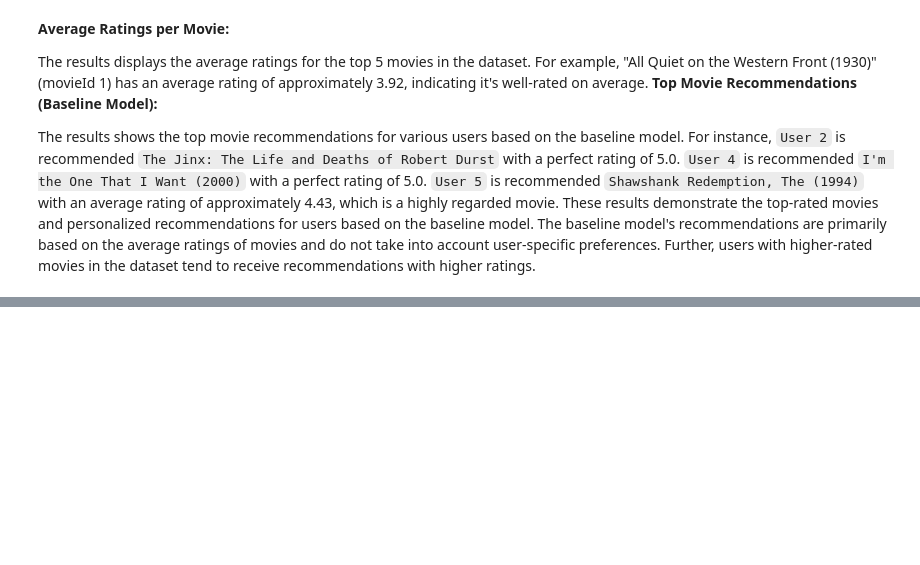
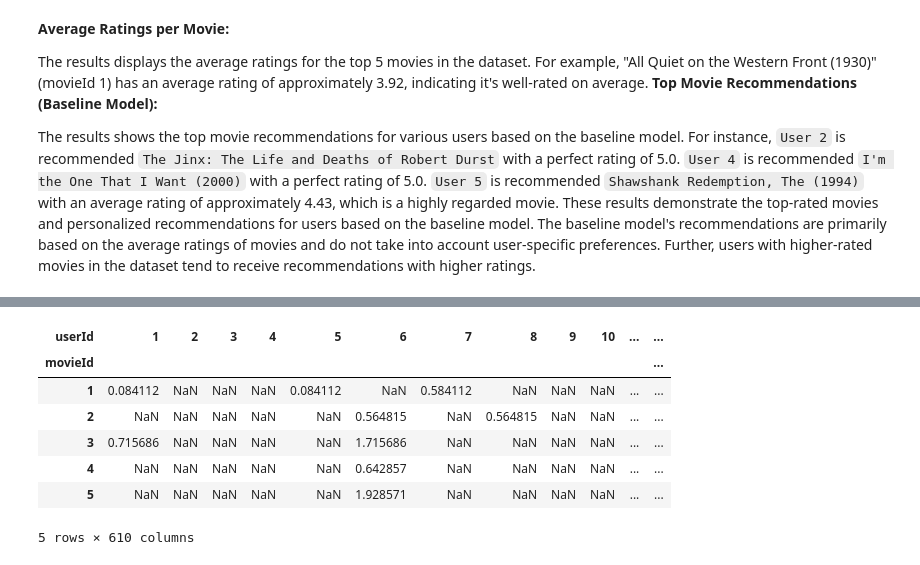
Before and after one commit to Dudimath/ScreenGenius-Smart-Movie-Suggestions, a Jupyter notebook: movie.ipynb, the cells around one changed output, grey strips where cells are left out. Cells and saved outputs as stored; diff of their text form; code cells hidden in the pictures; blank space fills up the shorter version.

```diff
--- a/movie.ipynb
+++ b/movie.ipynb
@@ -552,0 +622,7 @@ Let's create a user-item matrix where rows represent users, columns represent mo
+# %%
+# Calculate the mean rating for each item (movie) by taking the mean across all users (rows)
+item_mean = matrix.mean(axis=1)
+
+# Reshape the mean_rating array to have a single column (necessary for some operations)
+mean_rating = item_mean.values.reshape(-1,1)
+mean_rating
@@ -552,0 +637,15 @@ Let's create a user-item matrix where rows represent users, columns represent mo
+# %%
+# Subtract the mean_rating from the user-item matrix to center the ratings
+matrix_scaled = matrix - mean_rating
+
+# Display the first few rows of the scaled user-item matrix
+matrix_scaled.head()
+# %% [output]
+| userId | 1 | 2 | 3 | 4 | 5 | 6 | 7 | 8 | 9 | 10 | ... | ... |
+| movieId |  |  |  |  |  |  |  |  |  |  |  | ... |
+| 1 | 0.084112 | NaN | NaN | NaN | 0.084112 | NaN | 0.584112 | NaN | NaN | NaN | ... | ... |
+| 2 | NaN | NaN | NaN | NaN | NaN | 0.564815 | NaN | 0.564815 | NaN | NaN | ... | ... |
+| 3 | 0.715686 | NaN | NaN | NaN | NaN | 1.715686 | NaN | NaN | NaN | NaN | ... | ... |
+| 4 | NaN | NaN | NaN | NaN | NaN | 0.642857 | NaN | NaN | NaN | NaN | ... | ... |
+| 5 | NaN | NaN | NaN | NaN | NaN | 1.928571 | NaN | NaN | NaN | NaN | ... | ... |
+5 rows × 610 columns
```
Also changed, not shown: parts of 16 cells of this notebook.
